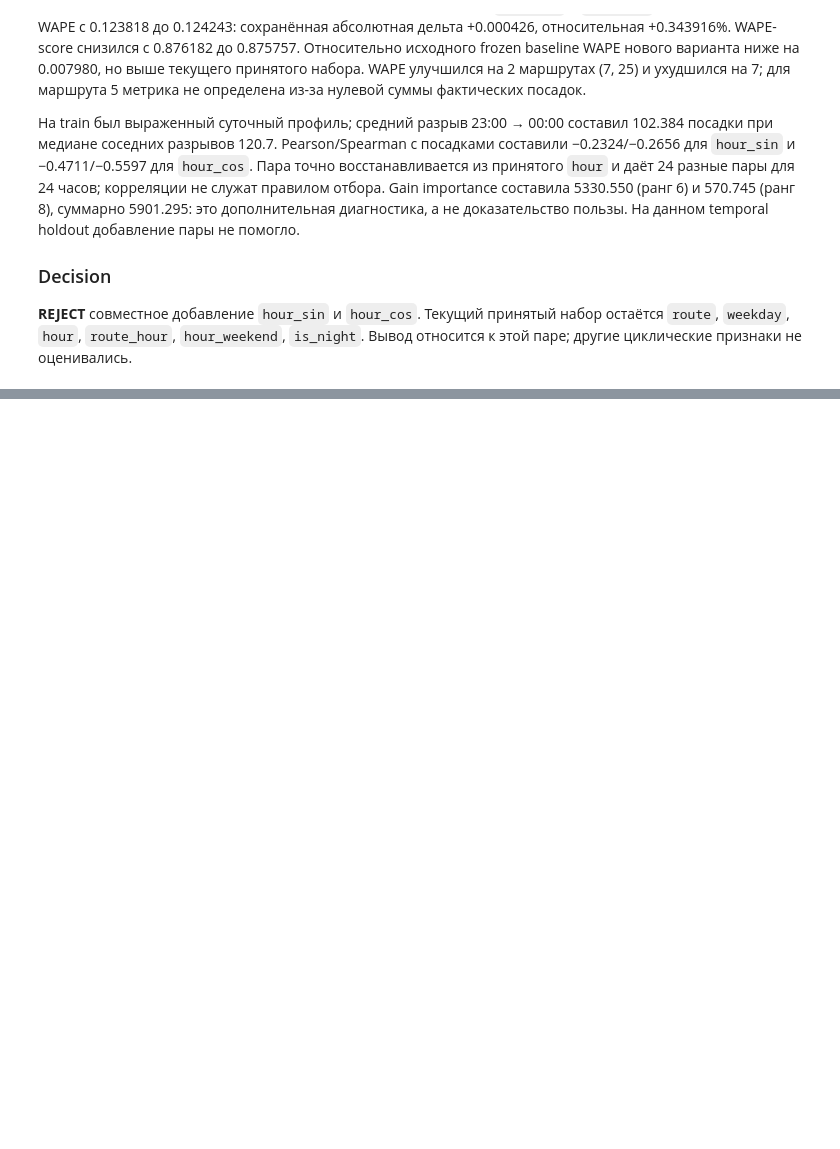
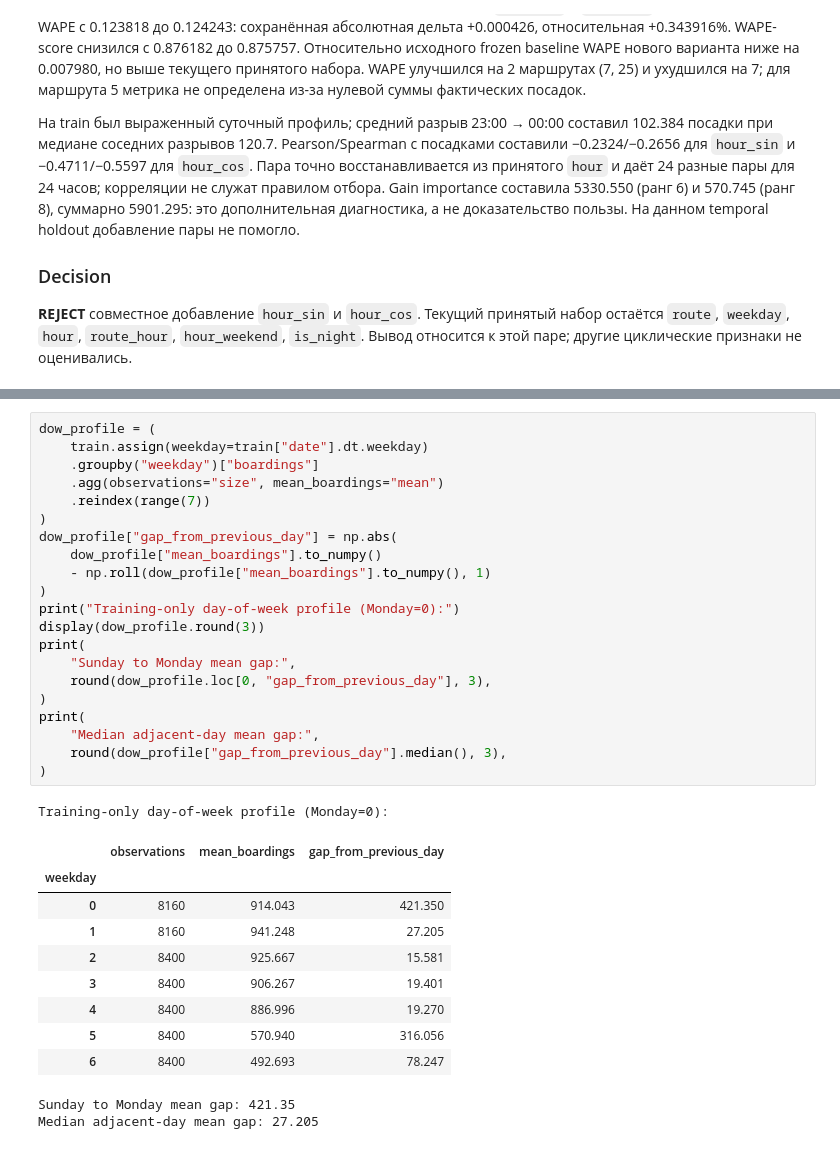
Before and after one commit to rapogahu/MT-Hackathon-2026, a Jupyter notebook: ml/notebooks/feature_engineering.ipynb, the cells around one changed output, grey strips where cells are left out. Saved outputs shown, nothing was run; the diff lists cells and outputs as text; blank space fills up the shorter version.

```diff
--- a/ml/notebooks/feature_engineering.ipynb
+++ b/ml/notebooks/feature_engineering.ipynb
@@ -2211,0 +2227,34 @@ Validation WAPE by route:
+# %%
+dow_profile = (
+    train.assign(weekday=train["date"].dt.weekday)
+    .groupby("weekday")["boardings"]
+    .agg(observations="size", mean_boardings="mean")
+    .reindex(range(7))
+)
+dow_profile["gap_from_previous_day"] = np.abs(
+    dow_profile["mean_boardings"].to_numpy()
+    - np.roll(dow_profile["mean_boardings"].to_numpy(), 1)
+)
+print("Training-only day-of-week profile (Monday=0):")
+display(dow_profile.round(3))
+print(
+    "Sunday to Monday mean gap:",
+    round(dow_profile.loc[0, "gap_from_previous_day"], 3),
+)
+print(
+    "Median adjacent-day mean gap:",
+    round(dow_profile["gap_from_previous_day"].median(), 3),
+)
+# %% [output]
+Training-only day-of-week profile (Monday=0):
+|  | observations | mean_boardings | gap_from_previous_day |
+| weekday |  |  |  |
+| 0 | 8160 | 914.043 | 421.350 |
+| 1 | 8160 | 941.248 | 27.205 |
+| 2 | 8400 | 925.667 | 15.581 |
+| 3 | 8400 | 906.267 | 19.401 |
+| 4 | 8400 | 886.996 | 19.270 |
+| 5 | 8400 | 570.940 | 316.056 |
+| 6 | 8400 | 492.693 | 78.247 |
+Sunday to Monday mean gap: 421.35
+Median adjacent-day mean gap: 27.205
```
Also changed, not shown: parts of 12 cells of this notebook, 1 other file.
